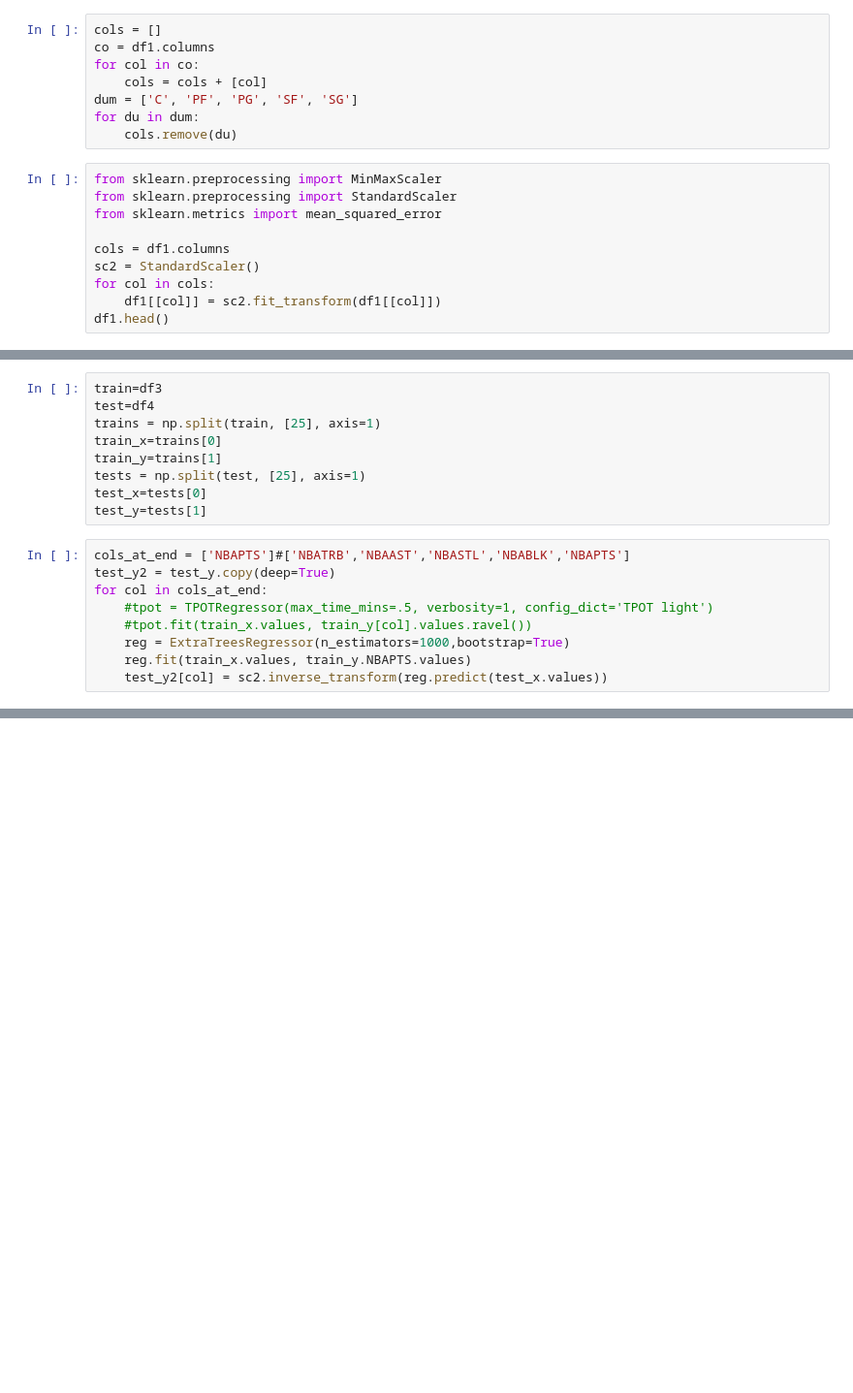
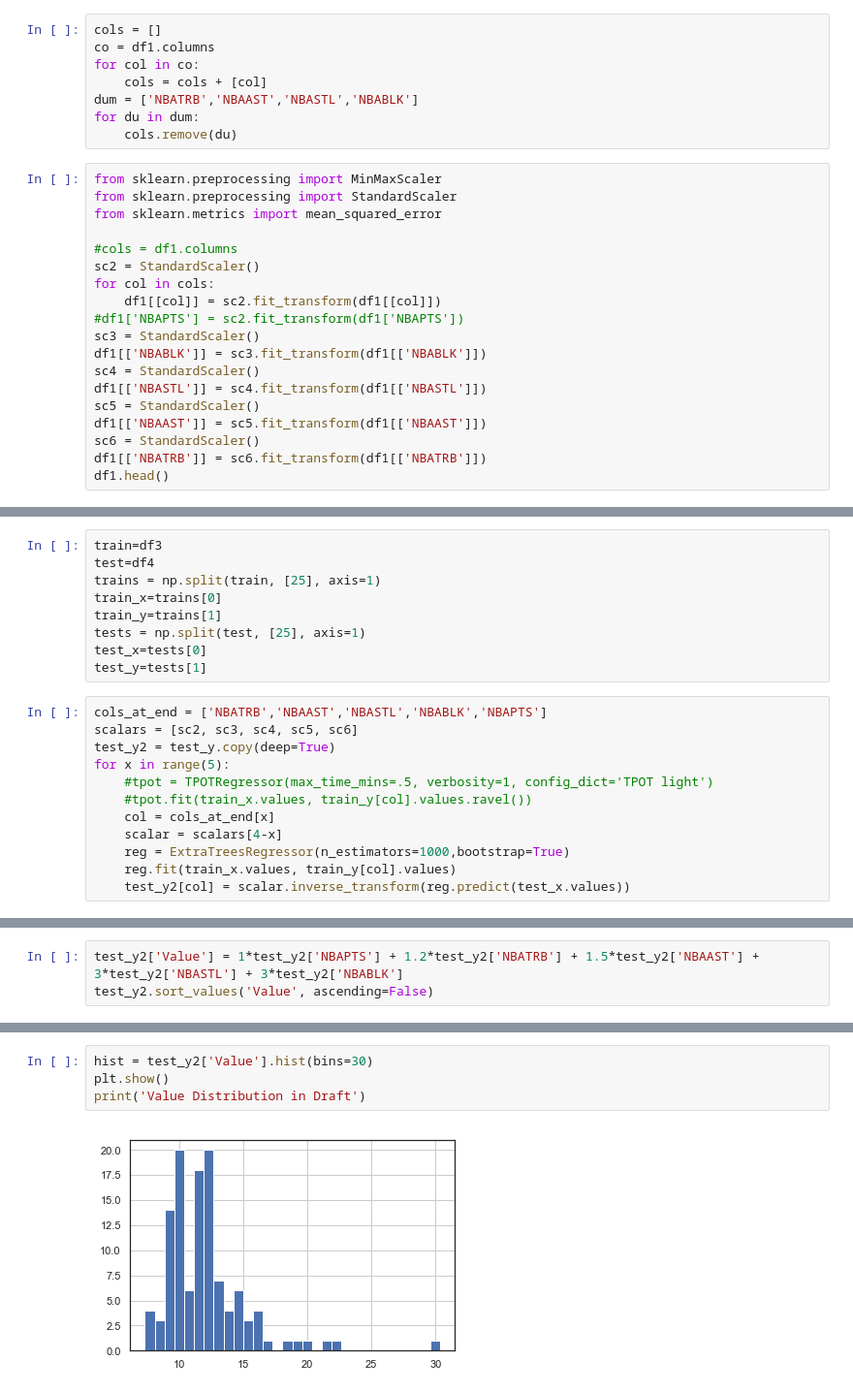
Before and after one commit to randomicons/nba-daily-fantasy, a Jupyter notebook: Rookie Predictions.ipynb, the cells around one changed output, grey strips where cells are left out. Shown at 97% size. Cells and saved outputs as stored; diff of their text form; blank space fills up the shorter version.

Commit message:
full 2019 rookie predictions

```diff
--- a/Rookie Predictions.ipynb
+++ b/Rookie Predictions.ipynb
@@ -130,7 +130,7 @@ cols = []
 co = df1.columns
 for col in co:
     cols = cols + [col]
-dum = ['C', 'PF', 'PG', 'SF', 'SG']
+dum = ['NBATRB','NBAAST','NBASTL','NBABLK']
 for du in dum:
     cols.remove(du)
 # %%
@@ -138,10 +138,19 @@ from sklearn.preprocessing import MinMaxScaler
 from sklearn.preprocessing import StandardScaler
 from sklearn.metrics import mean_squared_error
 
-cols = df1.columns
+#cols = df1.columns
 sc2 = StandardScaler()
 for col in cols:
     df1[[col]] = sc2.fit_transform(df1[[col]])
+#df1['NBAPTS'] = sc2.fit_transform(df1['NBAPTS'])
+sc3 = StandardScaler()
+df1[['NBABLK']] = sc3.fit_transform(df1[['NBABLK']])
+sc4 = StandardScaler()
+df1[['NBASTL']] = sc4.fit_transform(df1[['NBASTL']])
+sc5 = StandardScaler()
+df1[['NBAAST']] = sc5.fit_transform(df1[['NBAAST']])
+sc6 = StandardScaler()
+df1[['NBATRB']] = sc6.fit_transform(df1[['NBATRB']])
 df1.head()
 # %% [output]
 |  | G | GS | MP | FG | FGA | FG% | 2P | 2PA | 2P% | 3P | ... | ... |
@@ -647,14 +656,17 @@ tests = np.split(test, [25], axis=1)
 test_x=tests[0]
 test_y=tests[1]
 # %%
-cols_at_end = ['NBAPTS']#['NBATRB','NBAAST','NBASTL','NBABLK','NBAPTS']
+cols_at_end = ['NBATRB','NBAAST','NBASTL','NBABLK','NBAPTS']
+scalars = [sc2, sc3, sc4, sc5, sc6]
 test_y2 = test_y.copy(deep=True)
-for col in cols_at_end:
+for x in range(5):
     #tpot = TPOTRegressor(max_time_mins=.5, verbosity=1, config_dict='TPOT light')
     #tpot.fit(train_x.values, train_y[col].values.ravel())
+    col = cols_at_end[x]
+    scalar = scalars[4-x]
     reg = ExtraTreesRegressor(n_estimators=1000,bootstrap=True)
-    reg.fit(train_x.values, train_y.NBAPTS.values)
-    test_y2[col] = sc2.inverse_transform(reg.predict(test_x.values))
+    reg.fit(train_x.values, train_y[col].values)
+    test_y2[col] = scalar.inverse_transform(reg.predict(test_x.values))
 # %%
 train_y2 = train_y.copy(deep=True)
 train_y2['prediction'] = sc2.inverse_transform(reg.predict(train_x.values))
@@ -693,0 +684,3 @@ test_y2.sort_values('NBAPTS', ascending=False)
+# %%
+test_y2['Value'] = 1*test_y2['NBAPTS'] + 1.2*test_y2['NBATRB'] + 1.5*test_y2['NBAAST'] + 3*test_y2['NBASTL'] + 3*test_y2['NBABLK']
+test_y2.sort_values('Value', ascending=False)
@@ -693,0 +707,6 @@ test_y2.sort_values('NBAPTS', ascending=False)
+# %%
+hist = test_y2['Value'].hist(bins=30)
+plt.show()
+print('Value Distribution in Draft')
+# %% [output]
+[figure, added]
```
Also changed, not shown: parts of 4 cells of this notebook.
